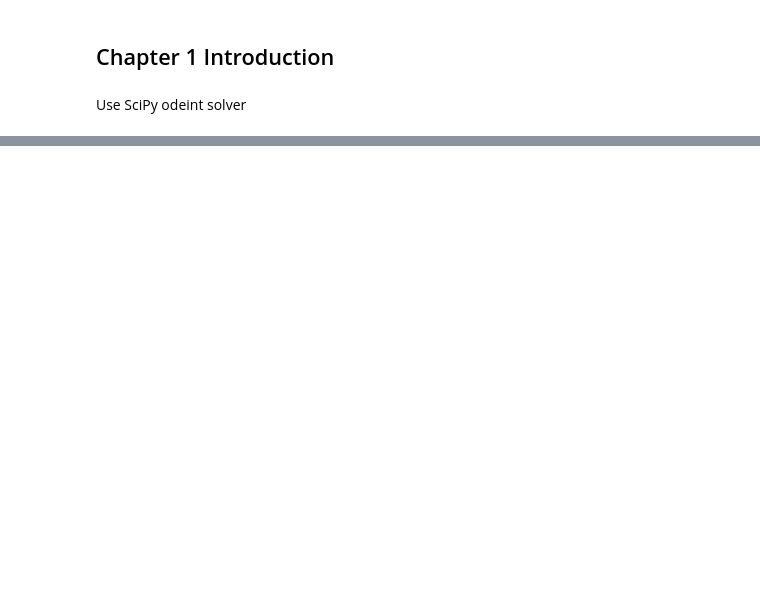
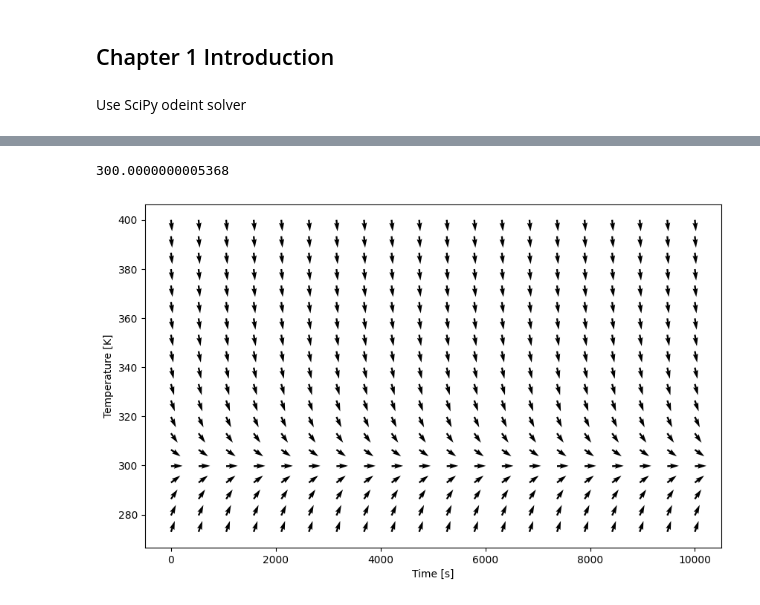
Before and after one commit to Luis-Condor/heat-transfer, a Jupyter notebook: ch_1.ipynb, the cells around one changed output, grey strips where cells are left out. Cells and saved outputs as stored; diff of their text form; code cells hidden in the pictures; blank space fills up the shorter version.

Commit message:
Example 4 vector field

```diff
--- a/ch_1.ipynb
+++ b/ch_1.ipynb
@@ -147,3 +119,59 @@ f_dT_dt = (energy_gen - q_conv - q_rad) / (rod_density * rod_volume * rod_specif
+# %%
+# Solve a simpler case than Example 1.4
+# Assume there is no heat generation
+
+# Rod dimensions:
+rod_diameter    = 0.001     # meters
+rod_length      = 0.5       # meters
+rod_cross_area  = np.pi*(rod_diameter/2)**2  # cross-sectional area in m^2
+rod_volume      = rod_cross_area * rod_length
+
+# Rod material properties:
+rod_density         = 7800  # kg/m^3 (steel)
+rod_specific_heat   = 500   # J/(kg*K) (steel)
+rod_mass            = rod_density * rod_volume  # mass in kg
+
+# Environment convection
+t_fluid             = 300       # K (ambient temperature)
+contective_coeff    = 100       # W/(m^2*K) (convection heat transfer coefficient)
+
+# Environment radiation
+t_large_surface = 300       # K (temperature of the large surface area)
+emissivity      = 0.8       # emissivity of the rod surface
+sigma           = 5.67e-8   # W/(m^2*K^4) (Stefan-Boltzmann constant)
+
+
+# Compute dT/dt
+t           = np.linspace(0,10000,20)
+temp_surf   = np.linspace(273,400,20)
+t_surf_grid, t_grid = np.meshgrid(temp_surf, t)
+dT_dt = -4*contective_coeff*(t_surf_grid - t_fluid)/(rod_density*rod_specific_heat*rod_diameter) - 4*emissivity*sigma*(t_surf_grid**4 - t_large_surface**4)/(rod_density*rod_specific_heat*rod_diameter)
+
+# Get one solution
+def dT_dt_solver(t_surf, t):
+    return -4*contective_coeff*(t_surf - t_fluid)/(rod_density*rod_specific_heat*rod_diameter) - 4*emissivity*sigma*(t_surf**4 - t_large_surface**4)/(rod_density*rod_specific_heat*rod_diameter)
+t_surf0     = 298                   # Initial condition
+t_surf_sol  = odeint(dT_dt_solver, y0=t_surf0, t=t)
+t_surf_sol.T[0]
+print(max(t_surf_sol.T[0]))
+
+# Normalize vectors
+u = 1
+v = dT_dt
+magnitude = np.sqrt(u**2 + v**2)
+u_norm = u / magnitude
+v_norm = v / magnitude
+
+# Plot vector field
+plt.figure(figsize=(10,6))
+plt.xlabel('Time [s]')
+plt.ylabel('Temperature [K]')
+plt.quiver(t_grid, t_surf_grid, u_norm, v_norm, scale=50)
+plt.grid(False)
+plt.show()
+# %% [output]
+300.0000000005368
+[figure, added]
 # %%
 # Modified secant method
 def modified_secant(f_x, target_f_x, x_0, f_x_params, dx=0.1, error_stop_criterion=1e-10, iter_max=100):
```
Also changed, not shown: parts of 3 cells of this notebook.
